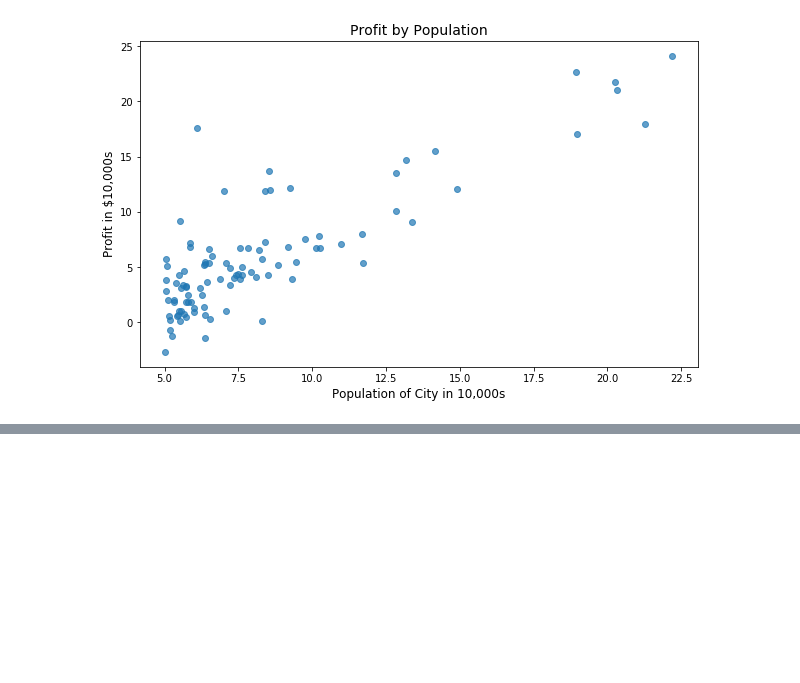
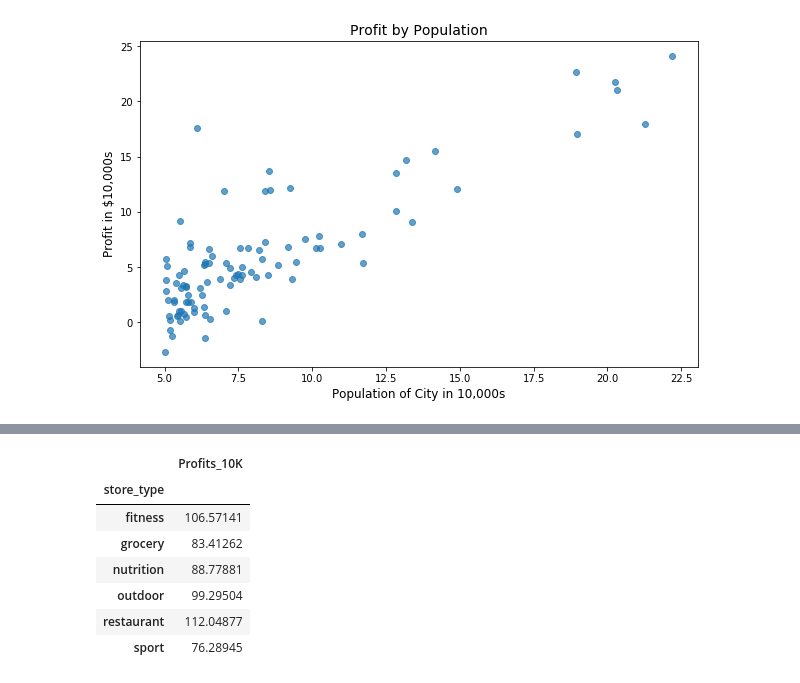
Before and after one commit to IsaBernard/ex_divers_notebooks, a Jupyter notebook: Ex_vizualisations_pandas.ipynb, the cells around one changed output, grey strips where cells are left out. Saved outputs shown, nothing was run; the diff lists cells and outputs as text; code cells hidden in the pictures; blank space fills up the shorter version.

```diff
--- a/Ex_vizualisations_pandas.ipynb
+++ b/Ex_vizualisations_pandas.ipynb
@@ -36,0 +58,12 @@ plt.show()
+# %%
+tt = data[['store_type','Profits_10K']].groupby('store_type').sum()
+tt
+# %% [output]
+|  | Profits_10K |
+| store_type |  |
+| fitness | 106.57141 |
+| grocery | 83.41262 |
+| nutrition | 88.77881 |
+| outdoor | 99.29504 |
+| restaurant | 112.04877 |
+| sport | 76.28945 |
```
Also changed, not shown: parts of 9 cells of this notebook.
